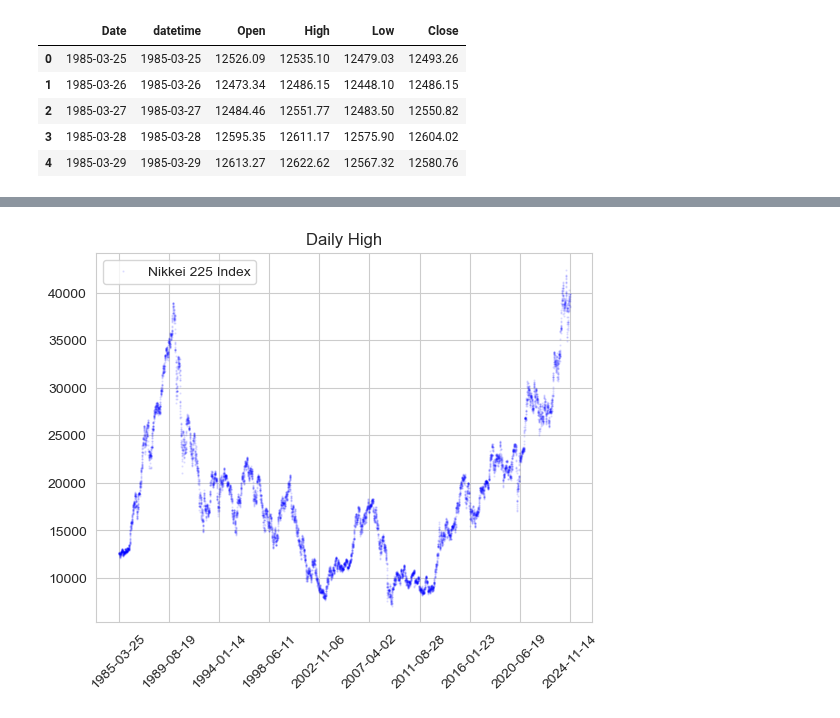
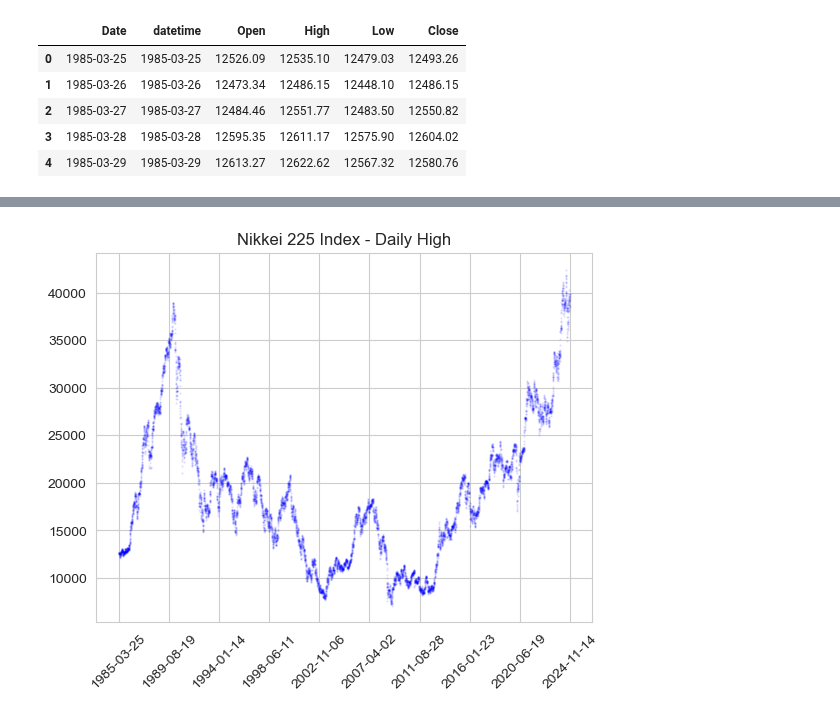
Before and after one commit to ghuckabe/DSTMarketAnalysis, a Jupyter notebook: nikkei_EDA.ipynb, the cells around one changed output, grey strips where cells are left out. Drawn from its saved outputs; the diff is of its cells as text; code cells hidden in the pictures.

```diff
--- a/nikkei_EDA.ipynb
+++ b/nikkei_EDA.ipynb
@@ -149,26 +119,27 @@ nikkei_tick_dates, nikkei_tick_labels = linspace_dates(nikkei_reindex,10)
 # %%
 # we can plot Nikkei 225 now with the missing dates, it seems to know to plot the years on the x-axis now
 # the issue is that it's not correctly spaced; the skips in time might not always be the same amount
 #plt.plot(df_UNP.index,df_UNP['high'],label='Union Pacific - transportation',alpha=0.4)
 
-plt.scatter(nikkei_reindex.index,nikkei_reindex['High'],label='Nikkei 225 Index',color='b',alpha=0.1,s=0.4)
-plt.title('Daily High')
+plt.scatter(nikkei_reindex.index,nikkei_reindex['High'],label='High',color='b',alpha=0.1,s=0.4)
+
+plt.title('Nikkei 225 Index - Daily High')
 
 num_entries = nikkei_reindex.index.max()
 
 # Set a desired number of ticks; in the cell above, we had num_segments = 9 (one less than num_ticks)
 num_ticks = 10
 
 # Generate equally spaced tick positions
 nikkei_tick_positions = np.linspace(0, num_entries - 1, num_ticks).astype(int)
 
 # Set the ticks and their corresponding labels from the original dates
 plt.xticks(ticks=nikkei_tick_positions, labels=nikkei_tick_labels, rotation=45)
 
 # Set x-axis limits to span the full range of the custom index
 #plt.xlim(df_UNP_reindex.index.min(), df_UNP_reindex.index.max())
 
-plt.legend()
+#plt.legend()
 plt.show()
 # %% [output]
-[figure, old version]
+[figure, new version]
```
Also changed, not shown: parts of 3 cells of this notebook.
